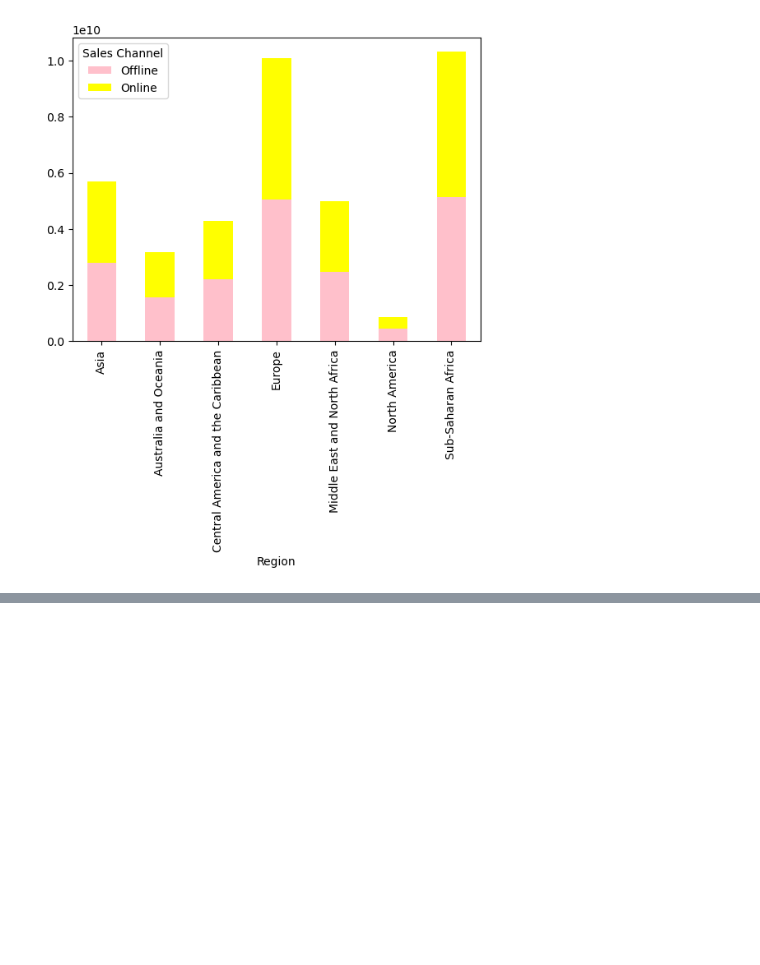
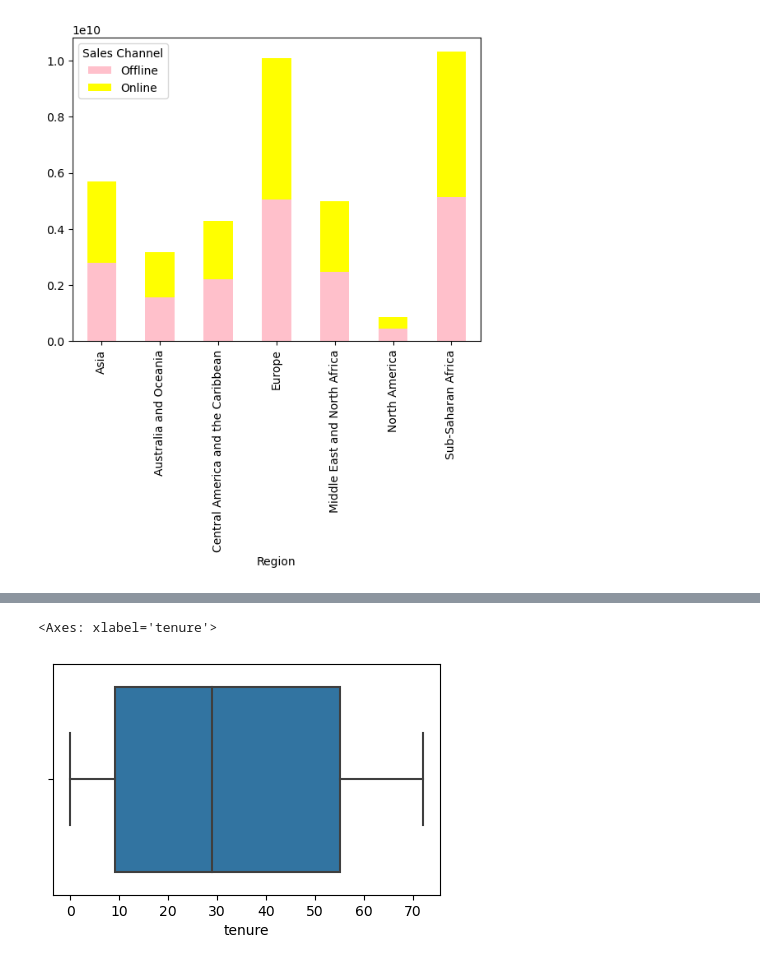
Before and after one commit to zanafiii/data-science-a-z, a Jupyter notebook: Part5_Data Visualization.ipynb, the cells around one changed output, grey strips where cells are left out. Saved outputs shown, nothing was run; the diff lists cells and outputs as text; code cells hidden in the pictures; blank space fills up the shorter version.

```diff
--- a/Part5_Data Visualization.ipynb
+++ b/Part5_Data Visualization.ipynb
@@ -293,0 +362,6 @@ dfp.plot(kind = "bar", color = ["pink", "yellow"], stacked = True)
+# %%
+plt.figure(figsize = (5,3))
+sns.boxplot(x = "tenure", data = df, orient = "h")
+# %% [output]
+<Axes: xlabel='tenure'>
+[figure, added]
```
Also changed, not shown: parts of 15 cells of this notebook, 1 other file.
